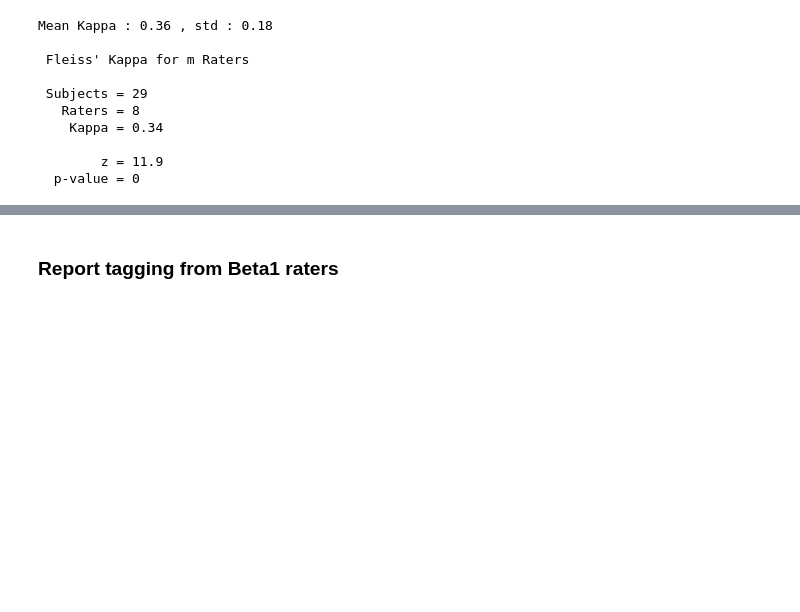
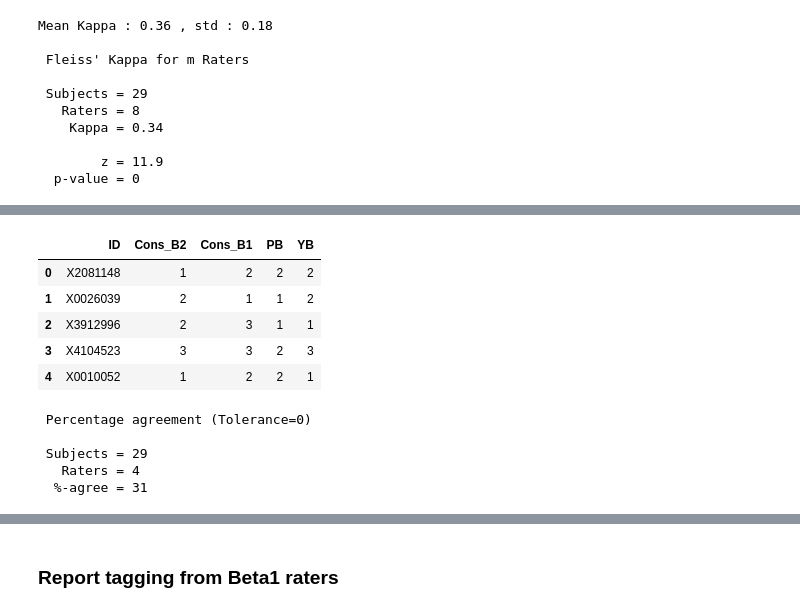
Before and after one commit to SIMEXP/brain_match, a Jupyter notebook: notebooks/Beta2_zooniverse_QC_results.ipynb, the cells around one changed output, grey strips where cells are left out. Saved outputs shown, nothing was run; the diff lists cells and outputs as text; code cells hidden in the pictures; blank space fills up the shorter version.

```diff
--- a/notebooks/Beta2_zooniverse_QC_results.ipynb
+++ b/notebooks/Beta2_zooniverse_QC_results.ipynb
@@ -484,0 +531,11 @@ Image(url= "https://i.stack.imgur.com/kYNd6.png" ,width=600, height=600)
+# %%
+# Replace OK with 1 , Maybe with 2 and Fail with 3
+merge_ratings.replace({'OK':1,'Maybe':2, 'Fail':3}, inplace=True)
+merge_ratings.head()
+# %% [output]
+|  | ID | Cons_B2 | Cons_B1 | PB | YB |
+| 0 | X2081148 | 1 | 2 | 2 | 2 |
+| 1 | X0026039 | 2 | 1 | 1 | 2 |
+| 2 | X3912996 | 2 | 3 | 1 | 1 |
+| 3 | X4104523 | 3 | 3 | 2 | 3 |
+| 4 | X0010052 | 1 | 2 | 2 | 1 |
@@ -484,0 +547,12 @@ Image(url= "https://i.stack.imgur.com/kYNd6.png" ,width=600, height=600)
+# %%
+# Percenteage of agrrement between raters with R package IRR
+agree_ = merge_ratings.drop(['ID'],axis=1)
+%Rpush agree_
+agree_n = %R agree(agree_)
+print(agree_n)
+# %% [output]
+ Percentage agreement (Tolerance=0)
+
+ Subjects = 29
+   Raters = 4
+  %-agree = 31
```
Also changed, not shown: parts of 10 cells of this notebook, 17 other files.
